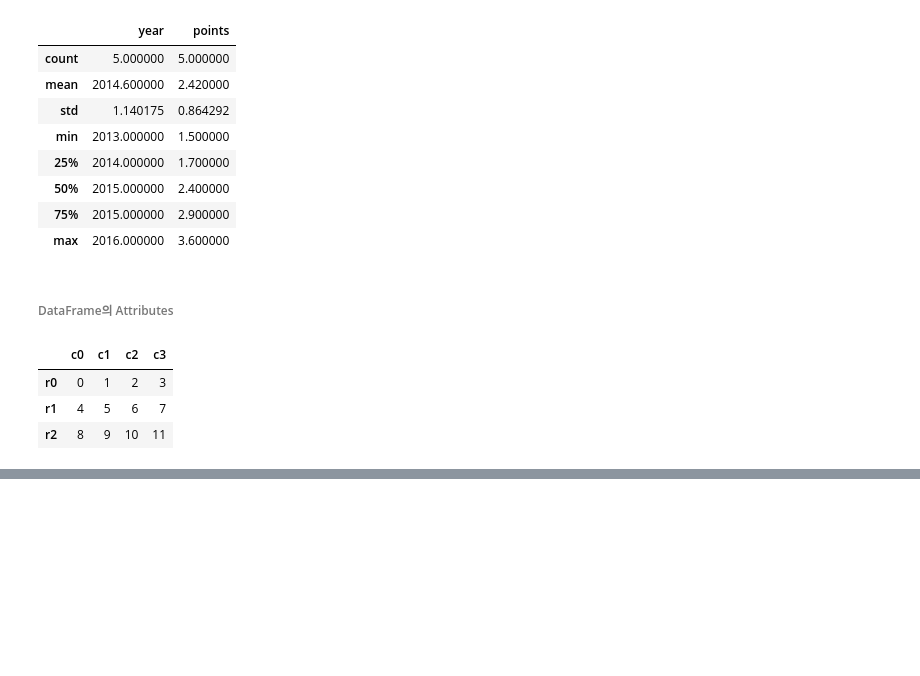
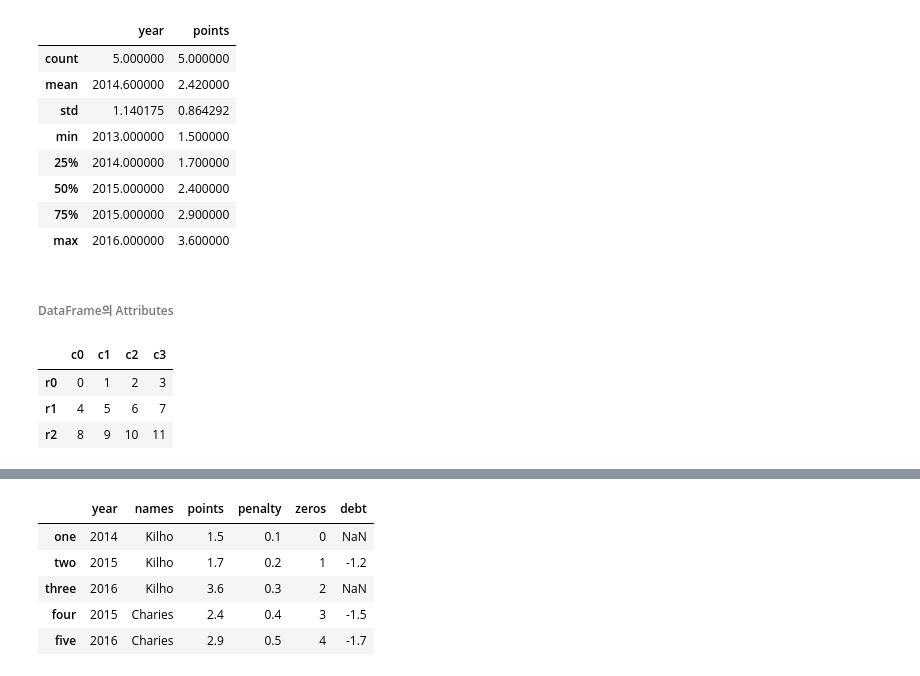
Before and after one commit to haebzzzang/dachungcam, a Jupyter notebook: 1week.ipynb, the cells around one changed output, grey strips where cells are left out. Drawn from its saved outputs; the diff is of its cells as text; code cells hidden in the pictures; blank space fills up the shorter version.

```diff
--- a/1week.ipynb
+++ b/1week.ipynb
@@ -1821,0 +2028,13 @@ df_1
+# %%
+## Series 추가 가능
+val = pd.Series([-1.2, -1.5, -1.7], index = ['two', 'four', 'five'])
+
+df['debt'] = val
+df
+# %% [output]
+|  | year | names | points | penalty | zeros | debt |
+| one | 2014 | Kilho | 1.5 | 0.1 | 0 | NaN |
+| two | 2015 | Kilho | 1.7 | 0.2 | 1 | -1.2 |
+| three | 2016 | Kilho | 3.6 | 0.3 | 2 | NaN |
+| four | 2015 | Charies | 2.4 | 0.4 | 3 | -1.5 |
+| five | 2016 | Charies | 2.9 | 0.5 | 4 | -1.7 |
```
Also changed, not shown: parts of 65 cells of this notebook.
